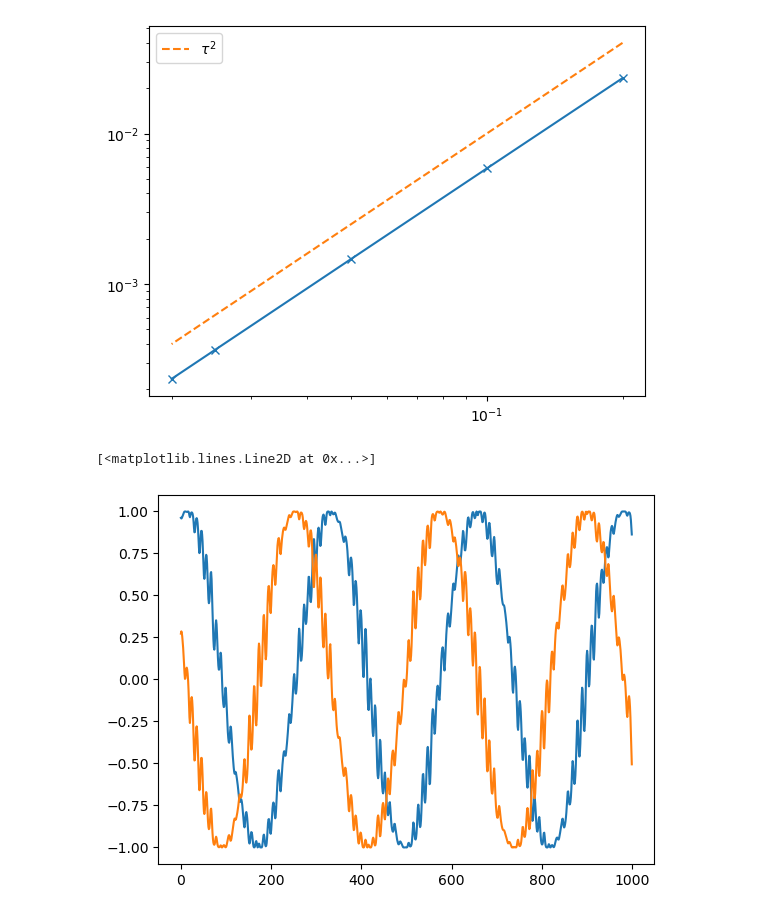
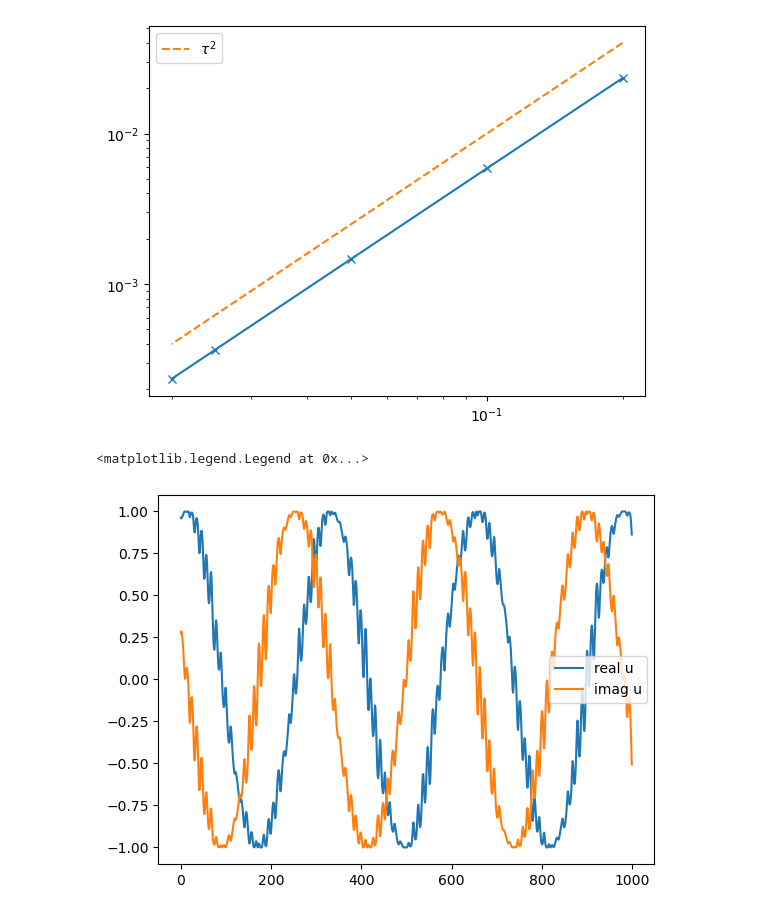
Before and after one commit to nobuyukimatsumoto68/gn, a Jupyter notebook: Untitled.ipynb, the cells around one changed output. Saved outputs shown, nothing was run; the diff lists cells and outputs as text; code cells hidden in the pictures.

```diff
--- a/Untitled.ipynb
+++ b/Untitled.ipynb
@@ -46,8 +46,10 @@ plt.legend()
 # %%
 theta = np.loadtxt( "theta.dat" )
 # %%
-plt.plot( np.real( np.exp(1.0j*theta) ) )
-plt.plot( np.imag( np.exp(1.0j*theta) ) )
+plt.plot( np.real( np.exp(1.0j*theta) ), label='real u' )
+plt.plot( np.imag( np.exp(1.0j*theta) ), label='imag u' )
+
+plt.legend()
 # %% [output]
-[<matplotlib.lines.Line2D at 0x...>]
+<matplotlib.legend.Legend at 0x...>
-[figure, old version]
+[figure, new version]
```
Also changed, not shown: 2 other files.
